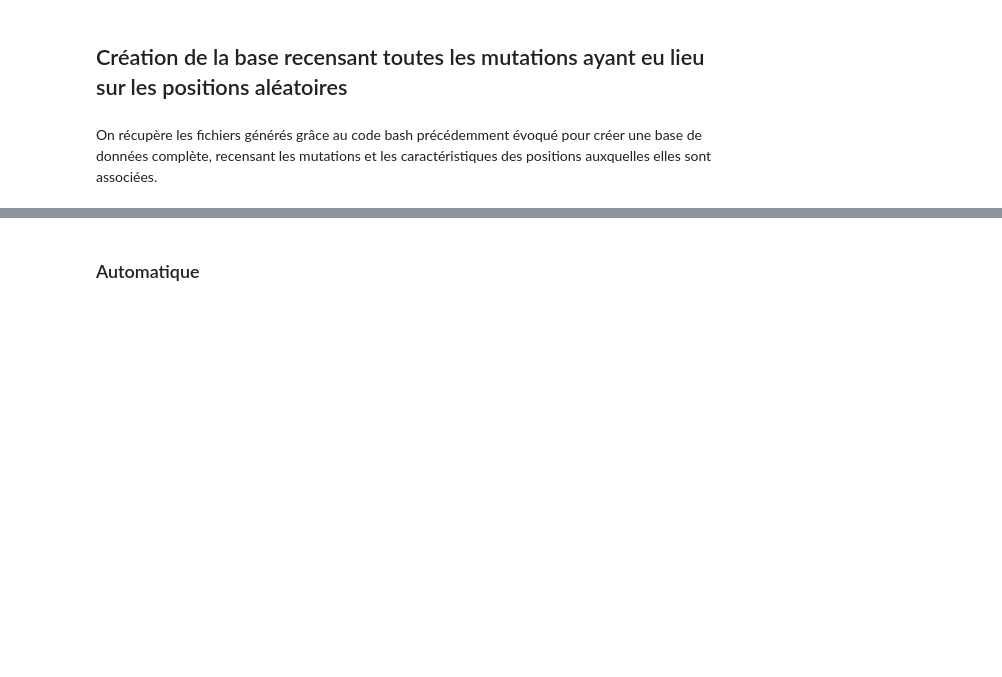
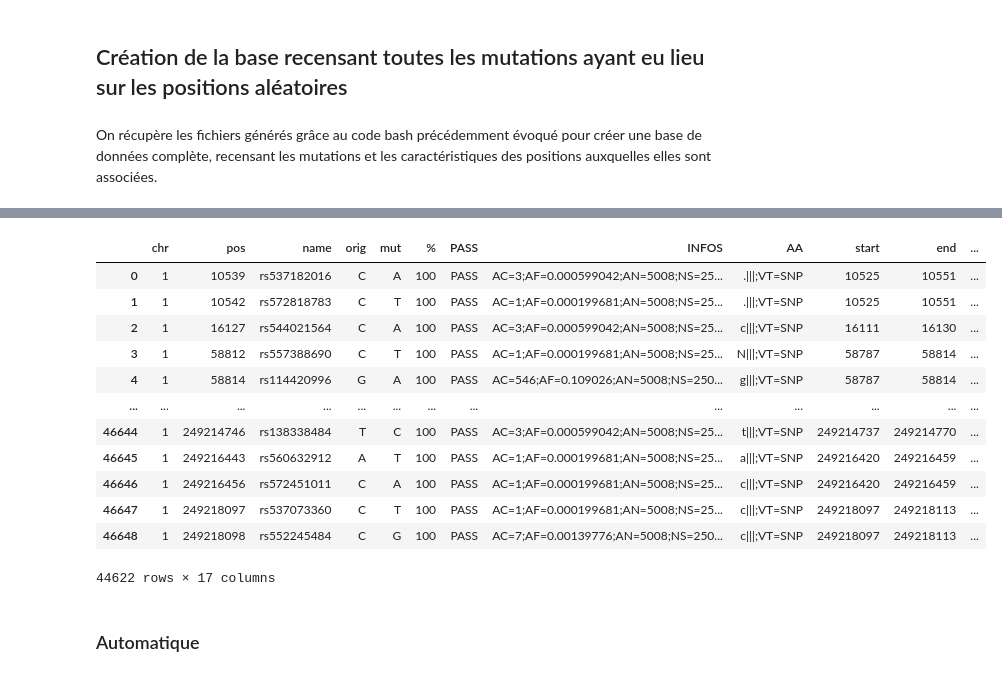
Before and after one commit to chloevogel/TRSante, a Jupyter notebook: Creation_des_fichiers_complets_de_mutation.ipynb, the cells around one changed output, grey strips where cells are left out. Saved outputs shown, nothing was run; the diff lists cells and outputs as text; code cells hidden in the pictures; blank space fills up the shorter version.

```diff
--- a/Creation_des_fichiers_complets_de_mutation.ipynb
+++ b/Creation_des_fichiers_complets_de_mutation.ipynb
@@ -200,7 +222,7 @@ reader
 | 732451 | chrY | 59363518 | 59363547 | Canonical | 11 | 0 | 0 | 0 | gggtgtgggtgtgggtgtgggtgtgtggg |
 732452 rows × 9 columns
 # %%
-liste = [i for i in range (1,23)] + ['X','Y']
+liste = [i for i in range (5,23)] + ['X','Y']
 for i_chrom in (liste):
     print("chr",i_chrom)
     file2 = open(f'C:/Users/BlueC/Documents/Mines/Santé/Code/chr/chr_{i_chrom}_2')
@@ -317,0 +376,4 @@ reader = pd.read_csv(file, delimiter=',')
+# %%
+file = open('C:/Users/BlueC/Documents/Mines/Santé/Code/annotatedRand.bed')
+reader = pd.read_csv(file, delimiter='\t')
+reader
@@ -318,5 +394,5 @@ reader = pd.read_csv(file, delimiter=',')
 # %%
-i_chrom = '6'
+i_chrom = '1'
 # %%
 file2 = open(f'C:/Users/BlueC/Documents/Mines/Santé/Code/chr_random/chr_random_{i_chrom}_sansN')
 my_col = ['chr', 'pos', 'name', 'orig', 'mut', '%', 'PASS','INFOS', 'AA']
@@ -325,8 +401,8 @@ reader2 = pd.read_csv(file2, sep = separateurs, names = my_col, header = None, e
 reader2 = reader2.drop_duplicates()
 reader2 = reader2.reset_index(drop=True)
 # %%
-my_col = ['chr', 'pos', 'name', 'orig', 'mut', '%', 'PASS','INFOS', 'AA', 'start', 'end', 'type', 'distClosestG4', 'CGI', 'Ori', 'TSS', 'sequence']
-col_G4 = ['start', 'end', 'type', 'distClosestG4', 'CGI', 'Ori', 'TSS', 'sequence']
+my_col = ['chr', 'pos', 'name', 'orig', 'mut', '%', 'PASS','INFOS', 'AA', 'start', 'end', 'type', 'distClosestG4', 'sequence', 'CGI', 'Ori', 'TSS']
+col_G4 = ['start', 'end', 'type', 'distClosestG4', 'sequence', 'CGI', 'Ori', 'TSS']
 table_finale = pd.DataFrame(columns = my_col)
 table_finale[['chr', 'pos', 'name', 'orig', 'mut', '%', 'PASS','INFOS', 'AA']] = reader2
 
@@ -363,3 +487,19 @@ table_finale[table_finale['sequence'].str.contains('N')]
+# %%
+table_finale
+# %% [output]
+|  | chr | pos | name | orig | mut | % | PASS | INFOS | AA | start | end | ... |
+| 0 | 1 | 10539 | rs537182016 | C | A | 100 | PASS | AC=3;AF=0.000599042;AN=5008;NS=25... | .|||;VT=SNP | 10525 | 10551 | ... |
+| 1 | 1 | 10542 | rs572818783 | C | T | 100 | PASS | AC=1;AF=0.000199681;AN=5008;NS=25... | .|||;VT=SNP | 10525 | 10551 | ... |
+| 2 | 1 | 16127 | rs544021564 | C | A | 100 | PASS | AC=3;AF=0.000599042;AN=5008;NS=25... | c|||;VT=SNP | 16111 | 16130 | ... |
+| 3 | 1 | 58812 | rs557388690 | C | T | 100 | PASS | AC=1;AF=0.000199681;AN=5008;NS=25... | N|||;VT=SNP | 58787 | 58814 | ... |
+| 4 | 1 | 58814 | rs114420996 | G | A | 100 | PASS | AC=546;AF=0.109026;AN=5008;NS=250... | g|||;VT=SNP | 58787 | 58814 | ... |
+| ... | ... | ... | ... | ... | ... | ... | ... | ... | ... | ... | ... | ... |
+| 46644 | 1 | 249214746 | rs138338484 | T | C | 100 | PASS | AC=3;AF=0.000599042;AN=5008;NS=25... | t|||;VT=SNP | 249214737 | 249214770 | ... |
+| 46645 | 1 | 249216443 | rs560632912 | A | T | 100 | PASS | AC=1;AF=0.000199681;AN=5008;NS=25... | a|||;VT=SNP | 249216420 | 249216459 | ... |
+| 46646 | 1 | 249216456 | rs572451011 | C | A | 100 | PASS | AC=1;AF=0.000199681;AN=5008;NS=25... | c|||;VT=SNP | 249216420 | 249216459 | ... |
+| 46647 | 1 | 249218097 | rs537073360 | C | T | 100 | PASS | AC=1;AF=0.000199681;AN=5008;NS=25... | c|||;VT=SNP | 249218097 | 249218113 | ... |
+| 46648 | 1 | 249218098 | rs552245484 | C | G | 100 | PASS | AC=7;AF=0.00139776;AN=5008;NS=250... | c|||;VT=SNP | 249218097 | 249218113 | ... |
+44622 rows × 17 columns
 # %%
 table_finale.to_csv(f'chr_random_{i_chrom}_final_sansN.csv', index=False)
 # %% [markdown]
```
Also changed, not shown: parts of 26 cells of this notebook.
